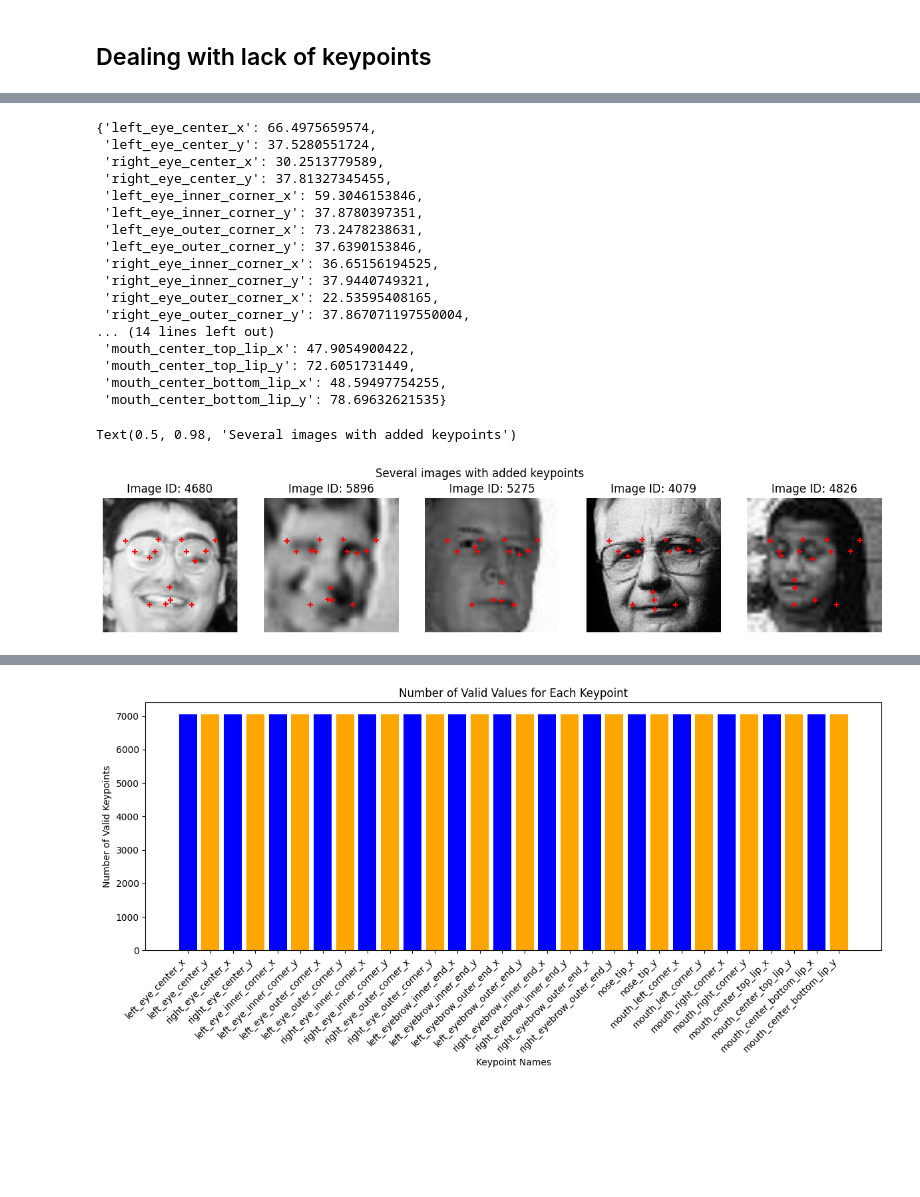
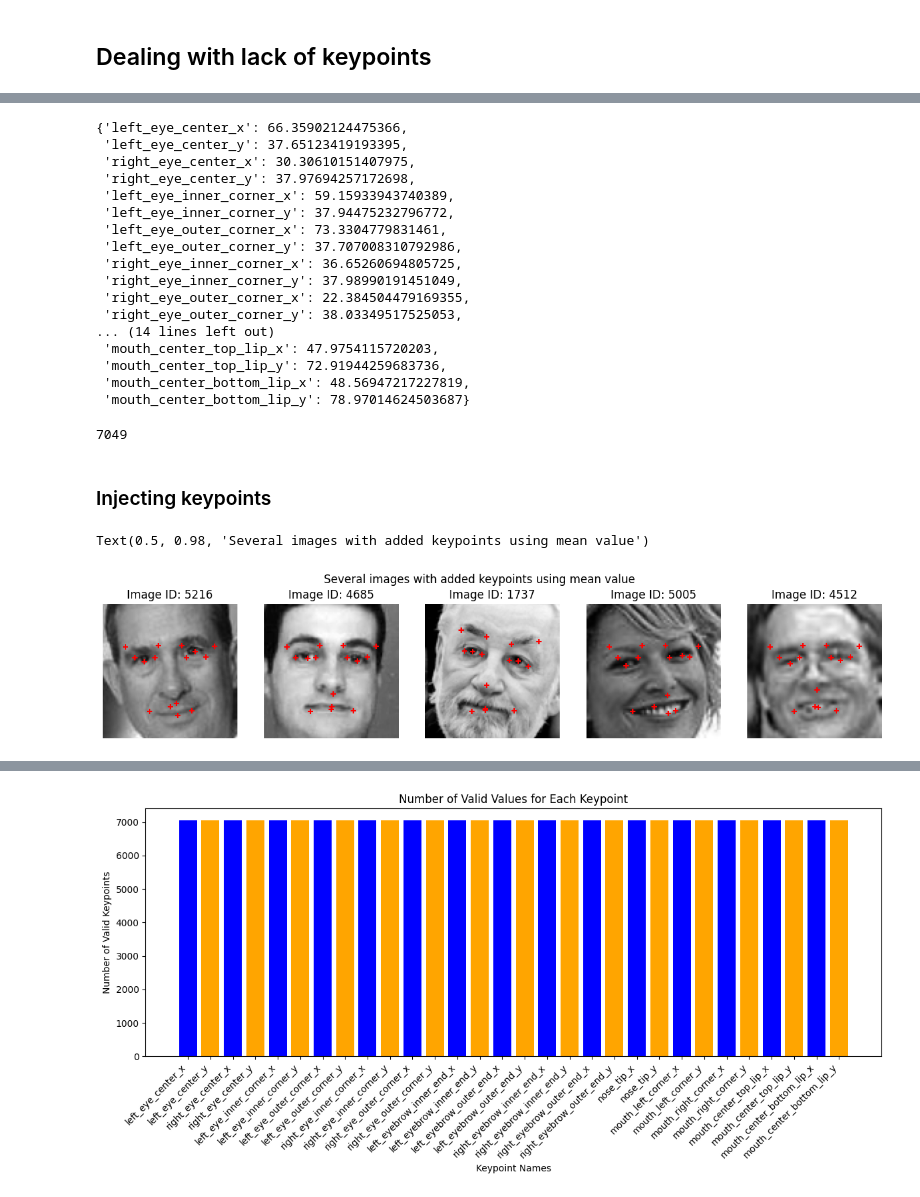
Before and after one commit to janburian/MPV, a Jupyter notebook: facial-keypoints-detection/Facial keypoints detection.ipynb, the cells around one changed output, grey strips where cells are left out. Saved outputs shown, nothing was run; the diff lists cells and outputs as text; code cells hidden in the pictures; blank space fills up the shorter version.

```diff
--- a/facial-keypoints-detection/Facial keypoints detection.ipynb
+++ b/facial-keypoints-detection/Facial keypoints detection.ipynb
@@ -277,5 +291,5 @@ Text(0.5, 0.98, 'Several images with incomplete keypoints')
 # %%
-def get_median_value_keypoints(train_csv: pd):
+def get_mean_value_keypoints(train_csv: pd):
     keypoints_dict = {}
 
     for keypoint_name in train_csv.columns:
@@ -288,32 +302,32 @@ def get_median_value_keypoints(train_csv: pd):
         valid_keypoint_data = keypoint_data[pd.to_numeric(keypoint_data, errors='coerce').notna()]
 
         # Mean of valid keypoint data
-#         valid_keypoint_data_mean = np.mean(valid_keypoint_data)
-        valid_keypoint_data_median = np.median(valid_keypoint_data) # TODO: mean
+#         valid_keypoint_data_median = np.median(valid_keypoint_data)
+        valid_keypoint_data_mean = np.mean(valid_keypoint_data)
 #         print(valid_keypoint_data_mean)
 
-        keypoints_dict[keypoint_name] = valid_keypoint_data_median
+        keypoints_dict[keypoint_name] = valid_keypoint_data_mean
 
     return keypoints_dict
 # %%
-keypoints_median_value_dict = get_median_value_keypoints(train_csv)
-keypoints_median_value_dict
+keypoints_mean_value_dict = get_mean_value_keypoints(train_csv)
+keypoints_mean_value_dict
 # %% [output]
-{'left_eye_center_x': 66.4975659574,
- 'left_eye_center_y': 37.5280551724,
- 'right_eye_center_x': 30.2513779589,
- 'right_eye_center_y': 37.81327345455,
- 'left_eye_inner_corner_x': 59.3046153846,
- 'left_eye_inner_corner_y': 37.8780397351,
- 'left_eye_outer_corner_x': 73.2478238631,
- 'left_eye_outer_corner_y': 37.6390153846,
- 'right_eye_inner_corner_x': 36.65156194525,
- 'right_eye_inner_corner_y': 37.9440749321,
- 'right_eye_outer_corner_x': 22.53595408165,
- 'right_eye_outer_corner_y': 37.867071197550004,
+{'left_eye_center_x': 66.35902124475366,
+ 'left_eye_center_y': 37.65123419193395,
+ 'right_eye_center_x': 30.30610151407975,
+ 'right_eye_center_y': 37.97694257172698,
+ 'left_eye_inner_corner_x': 59.15933943740389,
+ 'left_eye_inner_corner_y': 37.94475232796772,
+ 'left_eye_outer_corner_x': 73.3304779831461,
+ 'left_eye_outer_corner_y': 37.707008310792986,
+ 'right_eye_inner_corner_x': 36.65260694805725,
+ 'right_eye_inner_corner_y': 37.98990191451049,
+ 'right_eye_outer_corner_x': 22.384504479169355,
+ 'right_eye_outer_corner_y': 38.03349517525053,
 ... (14 lines left out)
- 'mouth_center_top_lip_x': 47.9054900422,
- 'mouth_center_top_lip_y': 72.6051731449,
- 'mouth_center_bottom_lip_x': 48.59497754255,
- 'mouth_center_bottom_lip_y': 78.69632621535}
+ 'mouth_center_top_lip_x': 47.9754115720203,
+ 'mouth_center_top_lip_y': 72.91944259683736,
+ 'mouth_center_bottom_lip_x': 48.56947217227819,
+ 'mouth_center_bottom_lip_y': 78.97014624503687}
 # %%
@@ -367,13 +371,19 @@ def knn_interpolation_dataframe(data, k=3):
+# %%
+print(len(train_csv))
+# %% [output]
+7049
+# %% [markdown]
+### Injecting keypoints
 # %%
-new_training_data = add_keypoints(train_csv, keypoints_median_value_dict)
+new_training_data_mean = add_keypoints(train_csv, keypoints_mean_value_dict)
 new_training_data_interpolation = knn_interpolation_dataframe(train_csv, k=5)
 # %%
 fig, axes = plt.subplots(1, num_images, figsize=(15, 3))
 for i in range(num_images):
     image_idx = incomplete_keypoints_indices[i]
-    visualize_image_data(num_images, new_training_data, image_idx, axes)
+    visualize_image_data(num_images, new_training_data_mean, image_idx, axes)
 
-fig.suptitle("Several images with added keypoints")
+fig.suptitle("Several images with added keypoints using mean value")
 # %% [output]
-Text(0.5, 0.98, 'Several images with added keypoints')
+Text(0.5, 0.98, 'Several images with added keypoints using mean value')
-[figure, old version]
+[figure, new version]
```
Also changed, not shown: parts of 23 cells of this notebook.
